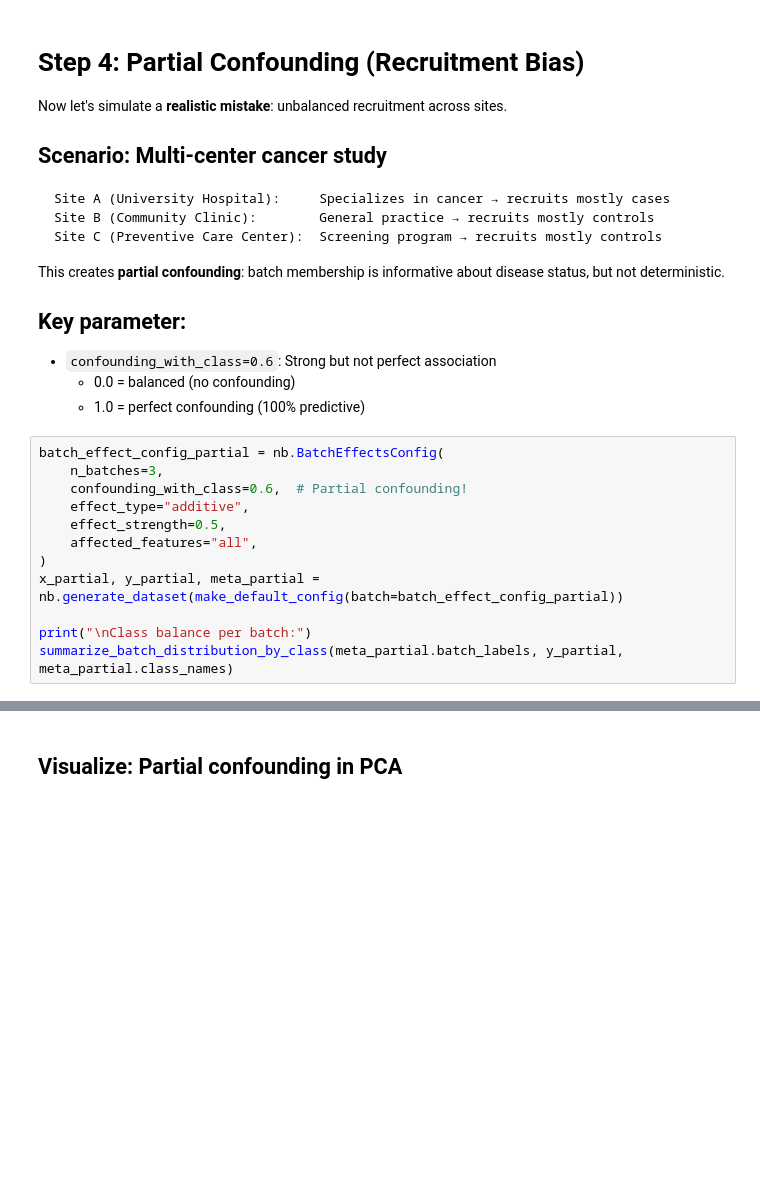
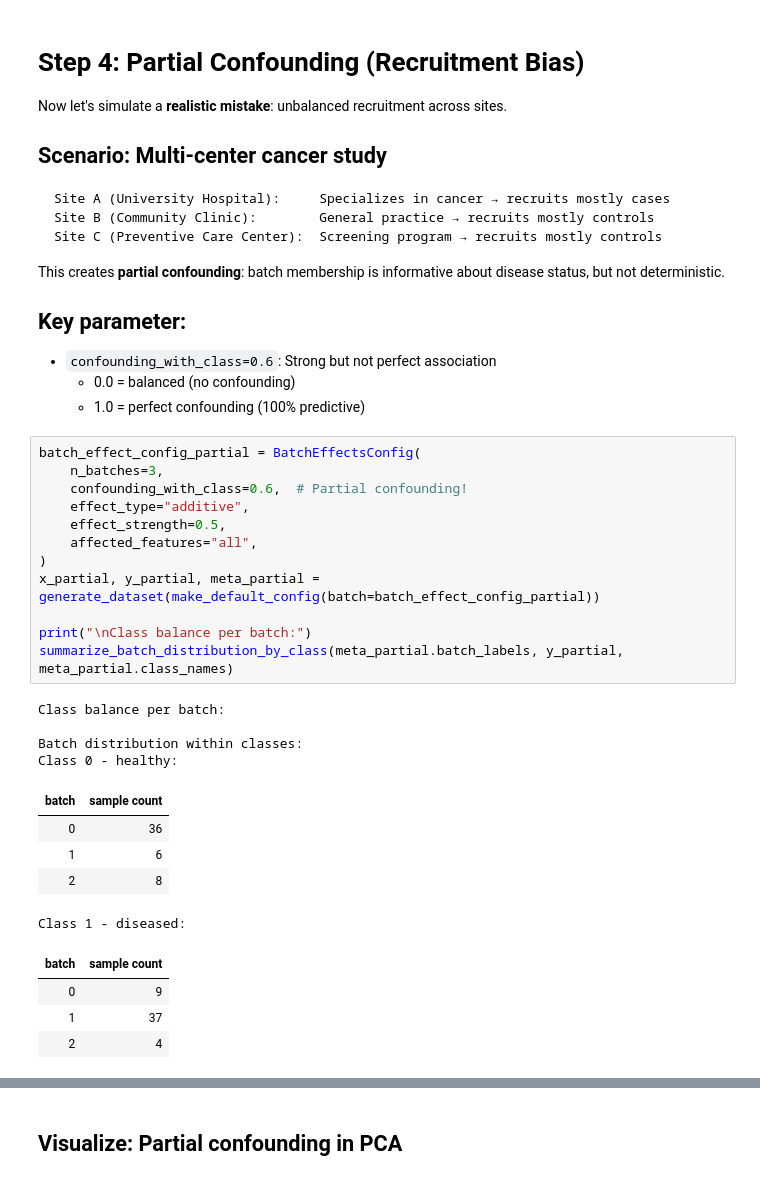
Before and after one commit to sigrun-may/synthetic-biomedical-data-course, a Jupyter notebook: notebooks/04b_non_causal_variation_generating.ipynb, the cells around one changed output, grey strips where cells are left out. Drawn from its saved outputs; the diff is of its cells as text; blank space fills up the shorter version.

```diff
--- a/notebooks/04b_non_causal_variation_generating.ipynb
+++ b/notebooks/04b_non_causal_variation_generating.ipynb
@@ -282,17 +305,31 @@ This creates **partial confounding**: batch membership is informative about dise
   - 0.0 = balanced (no confounding)
   - 1.0 = perfect confounding (100% predictive)
 # %%
-batch_effect_config_partial = nb.BatchEffectsConfig(
+batch_effect_config_partial = BatchEffectsConfig(
     n_batches=3,
     confounding_with_class=0.6,  # Partial confounding!
     effect_type="additive",
     effect_strength=0.5,
     affected_features="all",
 )
-x_partial, y_partial, meta_partial = nb.generate_dataset(make_default_config(batch=batch_effect_config_partial))
+x_partial, y_partial, meta_partial = generate_dataset(make_default_config(batch=batch_effect_config_partial))
 
 print("\nClass balance per batch:")
 summarize_batch_distribution_by_class(meta_partial.batch_labels, y_partial, meta_partial.class_names)
+# %% [output]
+Class balance per batch:
+
+Batch distribution within classes:
+Class 0 - healthy:
+| batch | sample count |
+| 0 | 36 |
+| 1 | 6 |
+| 2 | 8 |
+Class 1 - diseased:
+| batch | sample count |
+| 0 | 9 |
+| 1 | 37 |
+| 2 | 4 |
 # %%
 # Calculate class proportions per batch
 summarize_class_balance_per_batch(
```
Also changed, not shown: parts of 13 cells of this notebook.
